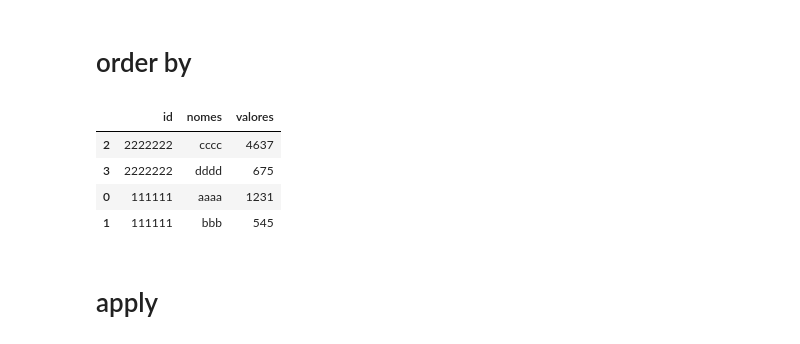
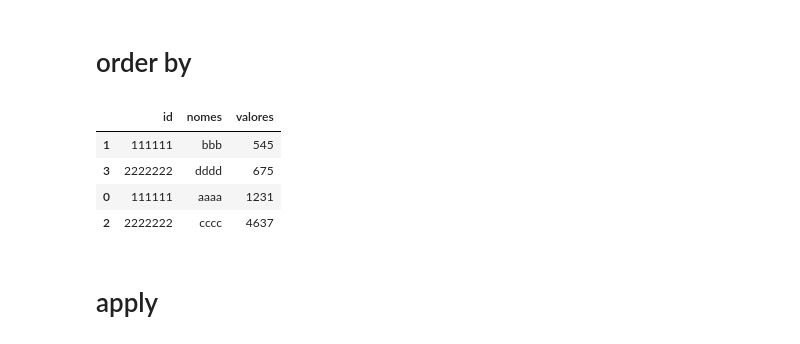
Before and after one commit to MiuraBruno/Curso_python_turma3, a Jupyter notebook: aula_10/aula_10.ipynb, the cells around one changed output. Saved outputs shown, nothing was run; the diff lists cells and outputs as text; code cells hidden in the pictures.

```diff
--- a/aula_10/aula_10.ipynb
+++ b/aula_10/aula_10.ipynb
@@ -1072,13 +1324,13 @@ Name: nomes, dtype: bool
 # %% [markdown]
 # order by
 # %%
-df.sort_values('id',ascending=False)
+df.sort_values('valores',ascending=True)
 # %% [output]
 |  | id | nomes | valores |
-| 2 | 2222222 | cccc | 4637 |
+| 1 | 111111 | bbb | 545 |
 | 3 | 2222222 | dddd | 675 |
 | 0 | 111111 | aaaa | 1231 |
-| 1 | 111111 | bbb | 545 |
+| 2 | 2222222 | cccc | 4637 |
 # %% [markdown]
 # apply
 # %%
```
Also changed, not shown: parts of 118 cells of this notebook, 1 other file.
